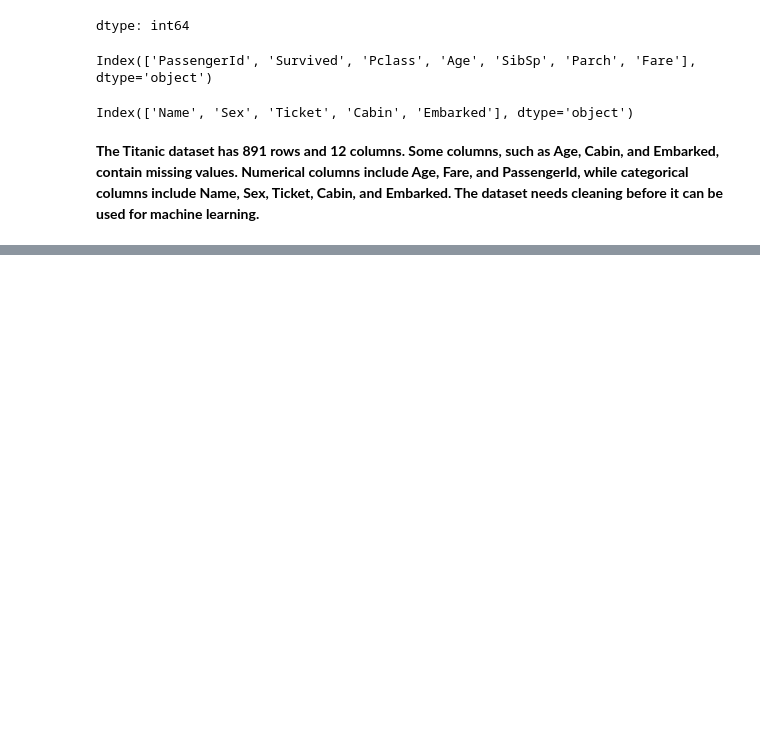
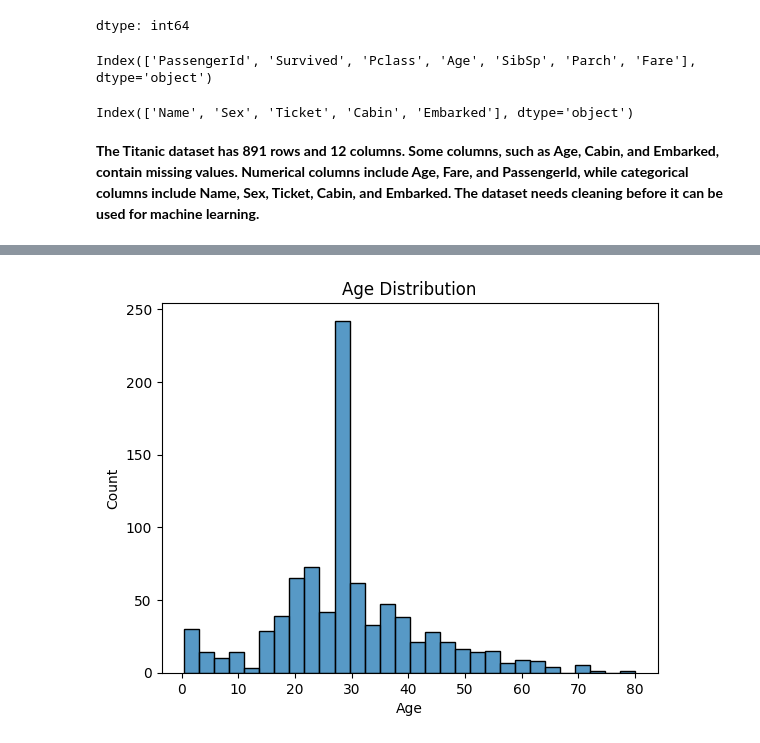
Before and after one commit to AbdullahIdrees291/neurofive-ml-track, a Jupyter notebook: Task_01.ipynb, the cells around one changed output, grey strips where cells are left out. Drawn from its saved outputs; the diff is of its cells as text; code cells hidden in the pictures; blank space fills up the shorter version.

```diff
--- a/Task_01.ipynb
+++ b/Task_01.ipynb
@@ -81,0 +110,6 @@ Index(['Name', 'Sex', 'Ticket', 'Cabin', 'Embarked'], dtype='object')
+# %%
+sns.histplot(df['Age'], bins=30)
+plt.title("Age Distribution")
+plt.show()
+# %% [output]
+[figure, added]
```
Also changed, not shown: parts of 7 cells of this notebook.
